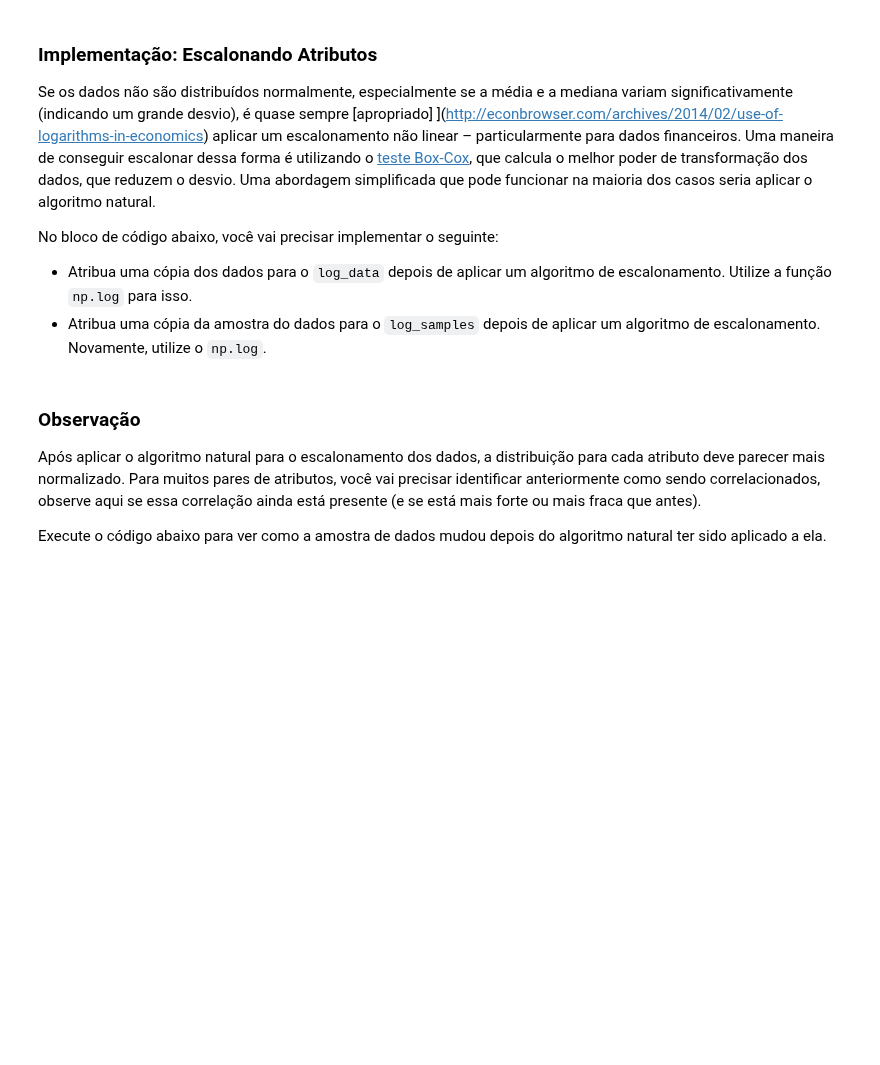
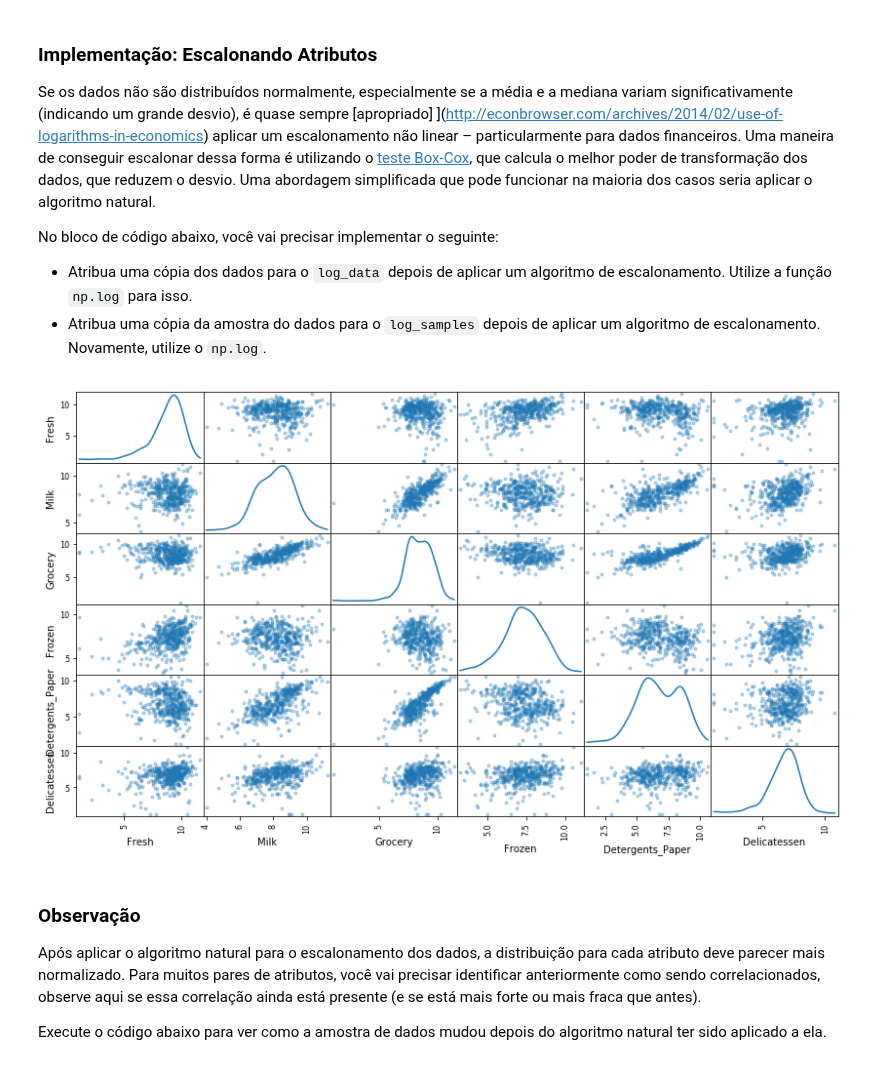
Before and after one commit to Wassimply/udacity-projects, a Jupyter notebook: creating-customer-segments/creating_customer_segments/customer_segments_PT.ipynb, the cells around one changed output. Saved outputs shown, nothing was run; the diff lists cells and outputs as text; code cells hidden in the pictures; blank space fills up the shorter version.

```diff
--- a/creating-customer-segments/creating_customer_segments/customer_segments_PT.ipynb
+++ b/creating-customer-segments/creating_customer_segments/customer_segments_PT.ipynb
@@ -142,13 +144,15 @@ No bloco de código abaixo, você vai precisar implementar o seguinte:
  - Atribua uma cópia da amostra do dados para o `log_samples` depois de aplicar um algoritmo de escalonamento. Novamente, utilize o `np.log`.
 # %%
 # TODO: Escalone os dados utilizando o algoritmo natural
-log_data = None
+log_data = np.log(data)
 
 # TODO: Escalone a amostra de dados utilizando o algoritmo natural
-log_samples = None
+log_samples = np.log(samples)
 
 # Produza uma matriz de dispersão para cada par de atributos novos-transformados
 pd.scatter_matrix(log_data, alpha = 0.3, figsize = (14,8), diagonal = 'kde');
+# %% [output]
+[figure, added]
 # %% [markdown]
 ### Observação
 Após aplicar o algoritmo natural para o escalonamento dos dados, a distribuição para cada atributo deve parecer mais normalizado. Para muitos pares de atributos, você vai precisar identificar anteriormente como sendo correlacionados, observe aqui se essa correlação ainda está presente (e se está mais forte ou mais fraca que antes).
```
Also changed, not shown: parts of 6 cells of this notebook.
